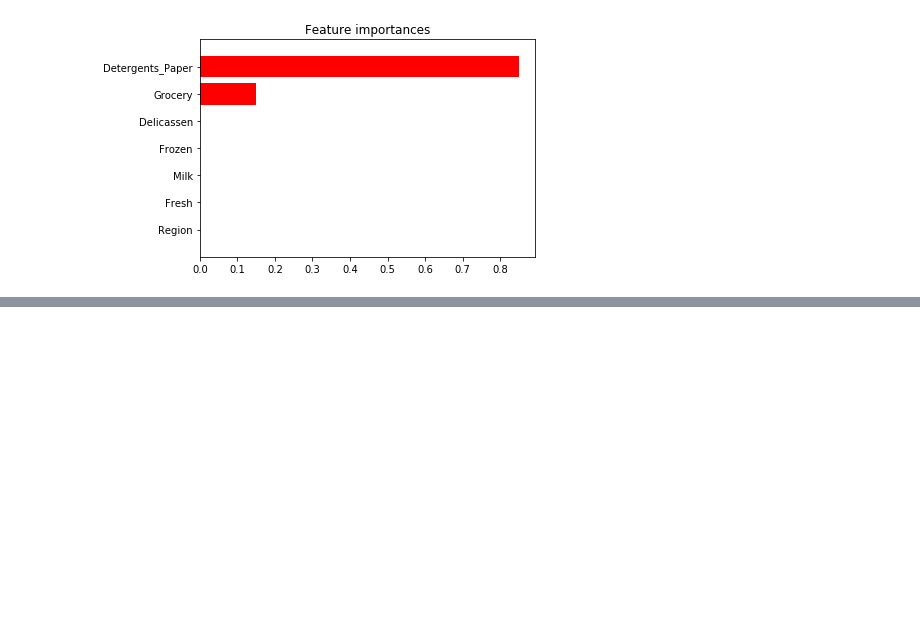
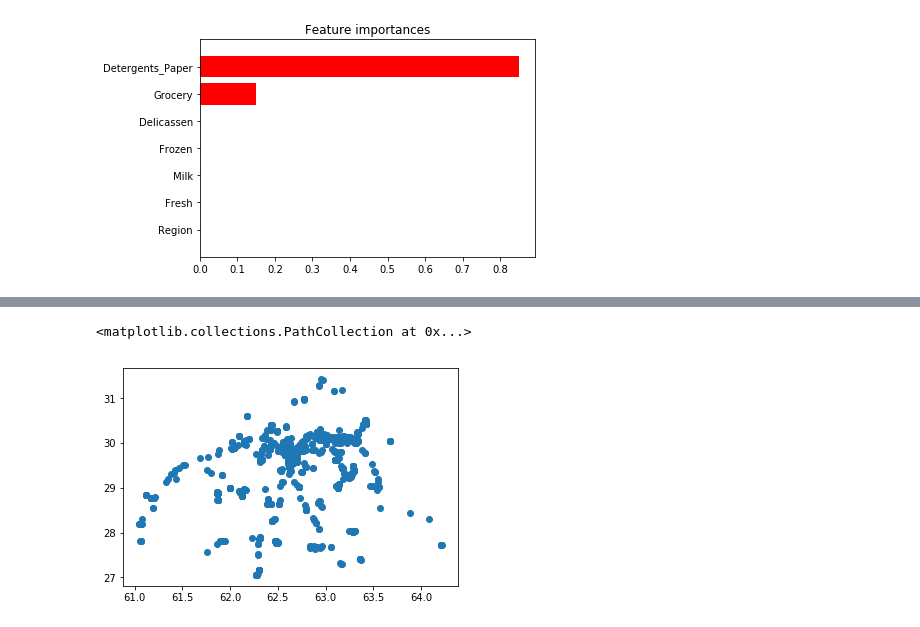
Before and after one commit to renero/class_notebooks, a Jupyter notebook: Tree based methods.ipynb, the cells around one changed output, grey strips where cells are left out. Saved outputs shown, nothing was run; the diff lists cells and outputs as text; code cells hidden in the pictures; blank space fills up the shorter version.

```diff
--- a/Tree based methods.ipynb
+++ b/Tree based methods.ipynb
@@ -696,0 +765,4 @@ features_importance(surrogate, X)
+# %%
+fi = Dataset('/Users/renero/Desktop/MopsiLocations2012-Joensuu.txt',
+             sep=' ', header=None, names=['X1', 'X2'])
+fi.data.head(5)
@@ -696,0 +776,5 @@ features_importance(surrogate, X)
+# %%
+plt.scatter(fi.data.X1, fi.data.X2)
+# %% [output]
+<matplotlib.collections.PathCollection at 0x...>
+[figure, added]
```
Also changed, not shown: parts of 6 cells of this notebook.
